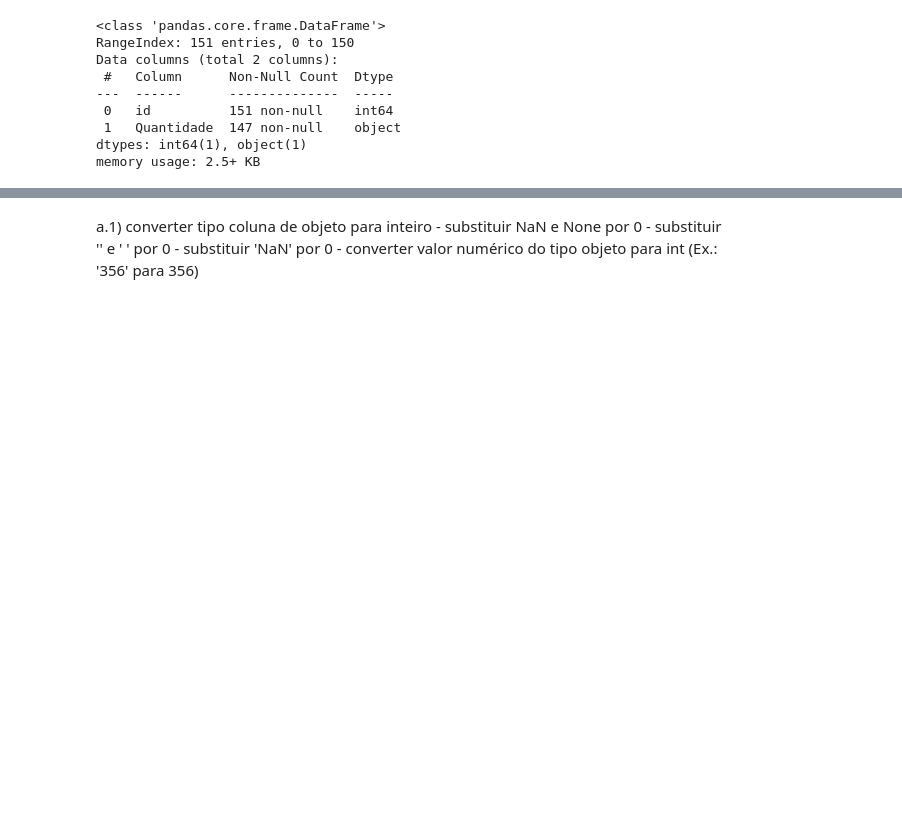
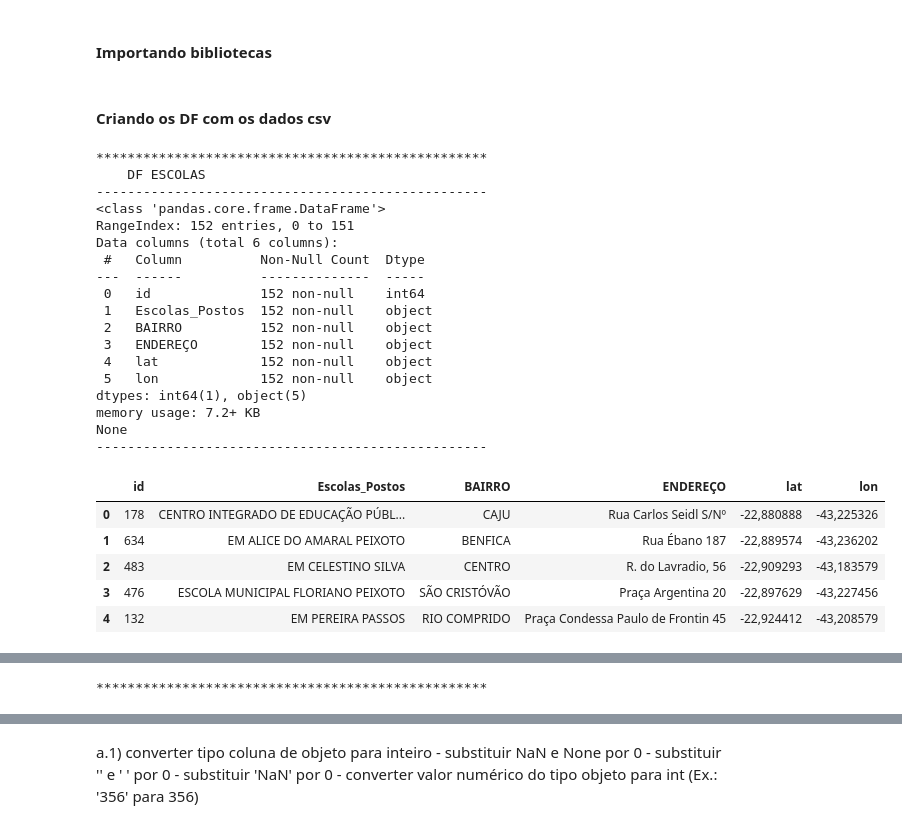
Before and after one commit to wpfaltz/Projeto_Pandas_Numpy, a Jupyter notebook: proj_final.ipynb, the cells around one changed output, grey strips where cells are left out. Drawn from its saved outputs; the diff is of its cells as text; code cells hidden in the pictures; blank space fills up the shorter version.

```diff
--- a/proj_final.ipynb
+++ b/proj_final.ipynb
@@ -1,21 +3,48 @@
+# %% [markdown]
+#### Importando bibliotecas
 # %%
 # importa módulos
 import pandas as pd
 from unidecode import unidecode
+# %% [markdown]
+#### Criando os DF com os dados csv
 # %%
 # lê arquivos
 escolas = pd.read_csv("escolas.csv")
 material_didatico = pd.read_csv("material_didatico.csv")
 subprefeituras = pd.read_csv("subprefeituras.csv")
-# %%
-material_didatico.info()
-# %% [output]
-<class 'pandas.core.frame.DataFrame'>
-RangeIndex: 151 entries, 0 to 150
-Data columns (total 2 columns):
- #   Column      Non-Null Count  Dtype
----  ------      --------------  -----
- 0   id          151 non-null    int64
- 1   Quantidade  147 non-null    object
-dtypes: int64(1), object(1)
-memory usage: 2.5+ KB
+# %%
+print(50*"*")
+print("    DF ESCOLAS")
+print(50*"-")
+print(escolas.info())
+print(50*"-")
+print("\n")
+display(escolas.head(5))
+display(escolas.tail(5))
+print(50*"*")
+# %% [output]
+**************************************************
+    DF ESCOLAS
+--------------------------------------------------
+<class 'pandas.core.frame.DataFrame'>
+RangeIndex: 152 entries, 0 to 151
+Data columns (total 6 columns):
+ #   Column          Non-Null Count  Dtype
+---  ------          --------------  -----
+ 0   id              152 non-null    int64
+ 1   Escolas_Postos  152 non-null    object
+ 2   BAIRRO          152 non-null    object
+ 3   ENDEREÇO        152 non-null    object
+ 4   lat             152 non-null    object
+ 5   lon             152 non-null    object
+dtypes: int64(1), object(5)
+memory usage: 7.2+ KB
+None
+--------------------------------------------------
+|  | id | Escolas_Postos | BAIRRO | ENDEREÇO | lat | lon |
+| 0 | 178 | CENTRO INTEGRADO DE EDUCAÇÃO PÚBL... | CAJU | Rua Carlos Seidl S/Nº | -22,880888 | -43,225326 |
+| 1 | 634 | EM ALICE DO AMARAL PEIXOTO | BENFICA | Rua Ébano 187 | -22,889574 | -43,236202 |
+| 2 | 483 | EM CELESTINO SILVA | CENTRO | R. do Lavradio, 56 | -22,909293 | -43,183579 |
+| 3 | 476 | ESCOLA MUNICIPAL FLORIANO PEIXOTO | SÃO CRISTÓVÃO | Praça Argentina 20 | -22,897629 | -43,227456 |
+| 4 | 132 | EM PEREIRA PASSOS | RIO COMPRIDO | Praça Condessa Paulo de Frontin 45 | -22,924412 | -43,208579 |
@@ -21,0 +57 @@ memory usage: 2.5+ KB
+**************************************************
```
Also changed, not shown: parts of 19 cells of this notebook.
